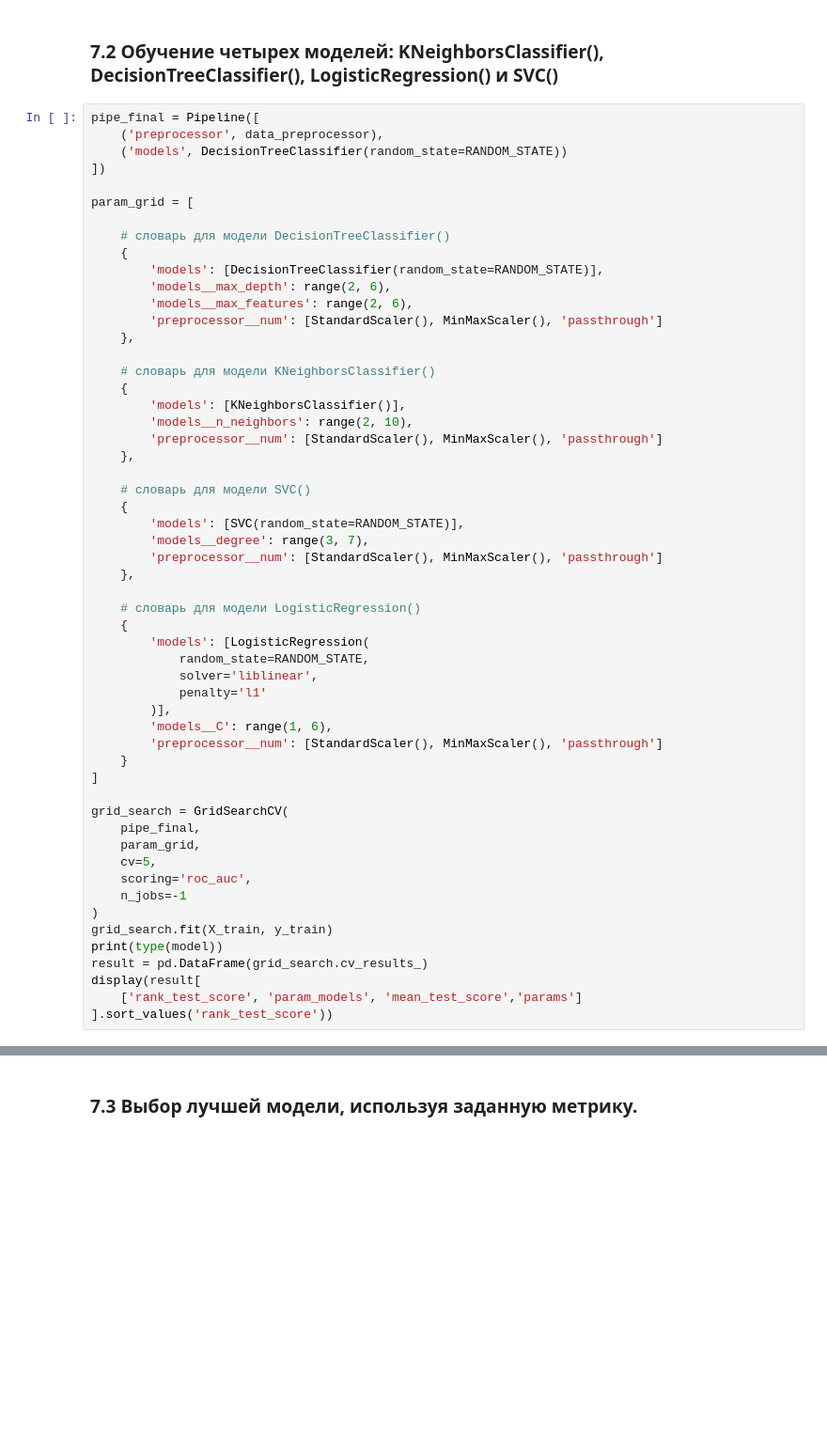
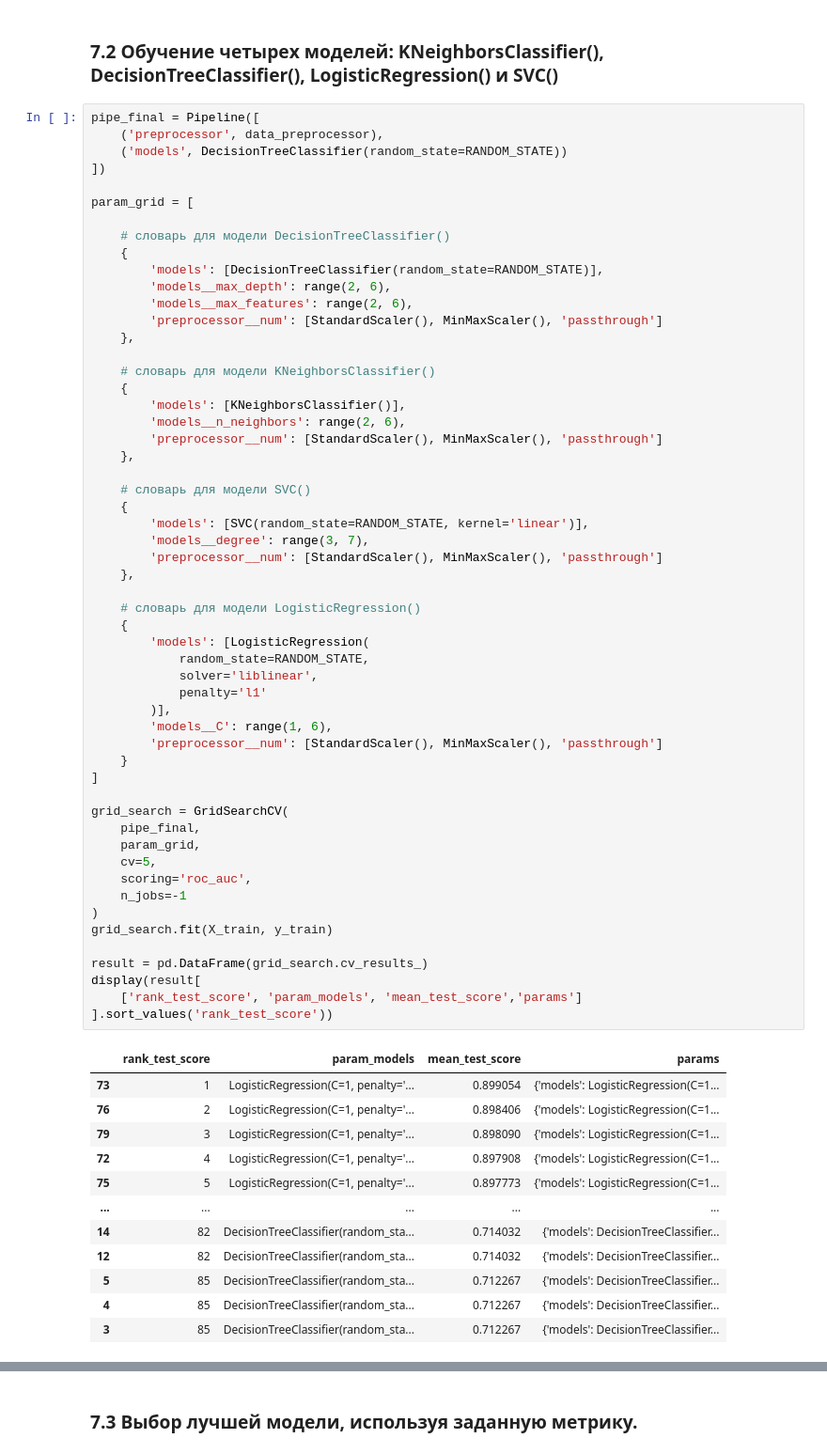
Before and after one commit to theotheo46/ds, a Jupyter notebook: vodinclick.ipynb, the cells around one changed output, grey strips where cells are left out. Shown at 94% size. Cells and saved outputs as stored; diff of their text form; blank space fills up the shorter version.

```diff
--- a/vodinclick.ipynb
+++ b/vodinclick.ipynb
@@ -617,40 +612,52 @@ param_grid = [
     # словарь для модели KNeighborsClassifier()
     {
         'models': [KNeighborsClassifier()],
-        'models__n_neighbors': range(2, 10),
+        'models__n_neighbors': range(2, 6),
         'preprocessor__num': [StandardScaler(), MinMaxScaler(), 'passthrough']
     },
 
     # словарь для модели SVC()
     {
-        'models': [SVC(random_state=RANDOM_STATE)],
+        'models': [SVC(random_state=RANDOM_STATE, kernel='linear')],
         'models__degree': range(3, 7),
         'preprocessor__num': [StandardScaler(), MinMaxScaler(), 'passthrough']
     },
 
     # словарь для модели LogisticRegression()
     {
         'models': [LogisticRegression(
             random_state=RANDOM_STATE,
             solver='liblinear',
             penalty='l1'
         )],
         'models__C': range(1, 6),
         'preprocessor__num': [StandardScaler(), MinMaxScaler(), 'passthrough']
     }
 ]
 
 grid_search = GridSearchCV(
     pipe_final,
     param_grid,
     cv=5,
     scoring='roc_auc',
     n_jobs=-1
 )
 grid_search.fit(X_train, y_train)
-print(type(model))
+
 result = pd.DataFrame(grid_search.cv_results_)
 display(result[
     ['rank_test_score', 'param_models', 'mean_test_score','params']
 ].sort_values('rank_test_score'))
 # %% [output]
+|  | rank_test_score | param_models | mean_test_score | params |
+| 73 | 1 | LogisticRegression(C=1, penalty='... | 0.899054 | {'models': LogisticRegression(C=1... |
+| 76 | 2 | LogisticRegression(C=1, penalty='... | 0.898406 | {'models': LogisticRegression(C=1... |
+| 79 | 3 | LogisticRegression(C=1, penalty='... | 0.898090 | {'models': LogisticRegression(C=1... |
+| 72 | 4 | LogisticRegression(C=1, penalty='... | 0.897908 | {'models': LogisticRegression(C=1... |
+| 75 | 5 | LogisticRegression(C=1, penalty='... | 0.897773 | {'models': LogisticRegression(C=1... |
+| ... | ... | ... | ... | ... |
+| 14 | 82 | DecisionTreeClassifier(random_sta... | 0.714032 | {'models': DecisionTreeClassifier... |
+| 12 | 82 | DecisionTreeClassifier(random_sta... | 0.714032 | {'models': DecisionTreeClassifier... |
+| 5 | 85 | DecisionTreeClassifier(random_sta... | 0.712267 | {'models': DecisionTreeClassifier... |
+| 4 | 85 | DecisionTreeClassifier(random_sta... | 0.712267 | {'models': DecisionTreeClassifier... |
+| 3 | 85 | DecisionTreeClassifier(random_sta... | 0.712267 | {'models': DecisionTreeClassifier... |
```
Also changed, not shown: parts of 9 cells of this notebook.
